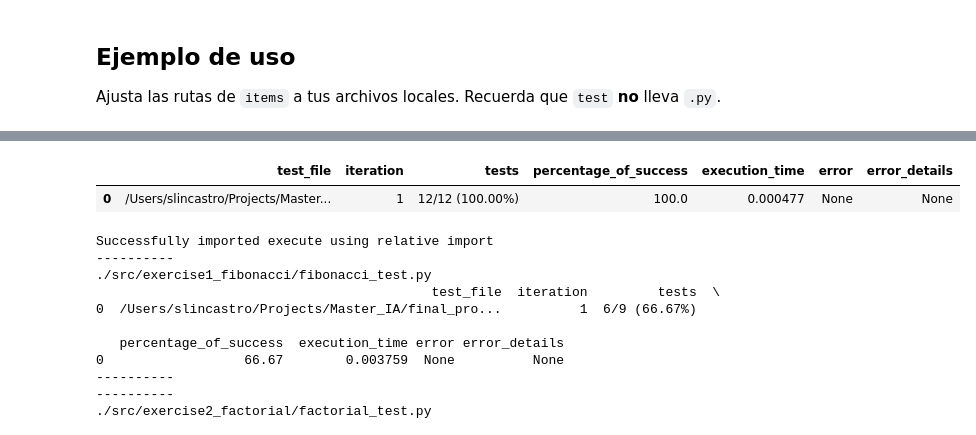
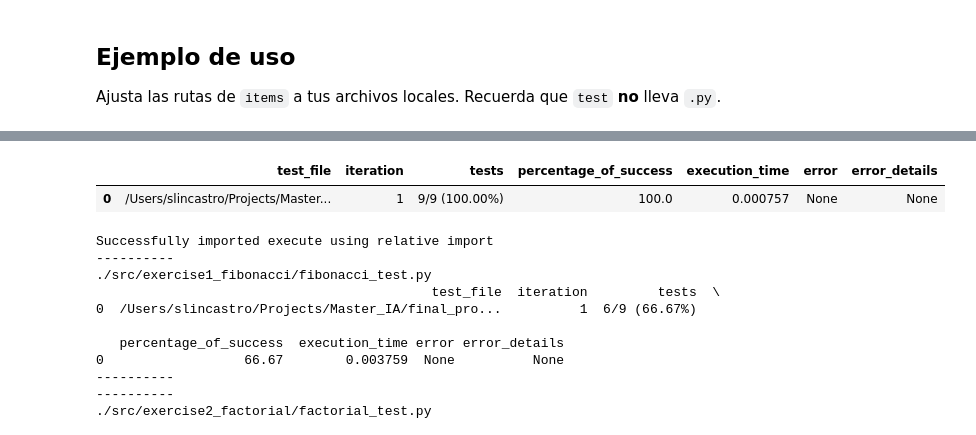
Before and after one commit to slincastro/saucode, a Jupyter notebook: evals/code_improve_and_test_workflow.ipynb, the cells around one changed output, grey strips where cells are left out. Cells and saved outputs as stored; diff of their text form; code cells hidden in the pictures.

```diff
--- a/evals/code_improve_and_test_workflow.ipynb
+++ b/evals/code_improve_and_test_workflow.ipynb
@@ -522,5 +522,5 @@ def run_full_workflow(items: list[dict], api_url: str = API_URL) -> pd.DataFrame
 ## Ejemplo de uso
 Ajusta las rutas de `items` a tus archivos locales. Recuerda que `test` **no** lleva `.py`.
 # %%
-_run_tests_for_file('./src/exercise5_roman_converter/roman_converter_test.py',1)
+_run_tests_for_file('./src/exercise1_fibonacci/fibonacci_test.py',1)
 # %% [output]
@@ -527,5 +528,5 @@ _run_tests_for_file('./src/exercise5_roman_converter/roman_converter_test.py',1)
 |  | test_file | iteration | tests | percentage_of_success | execution_time | error | error_details |
-| 0 | /Users/slincastro/Projects/Master... | 1 | 12/12 (100.00%) | 100.0 | 0.000477 | None | None |
+| 0 | /Users/slincastro/Projects/Master... | 1 | 9/9 (100.00%) | 100.0 | 0.000757 | None | None |
 # %%
 
 items = [
```
Also changed, not shown: parts of 4 cells of this notebook, 2 other files.
